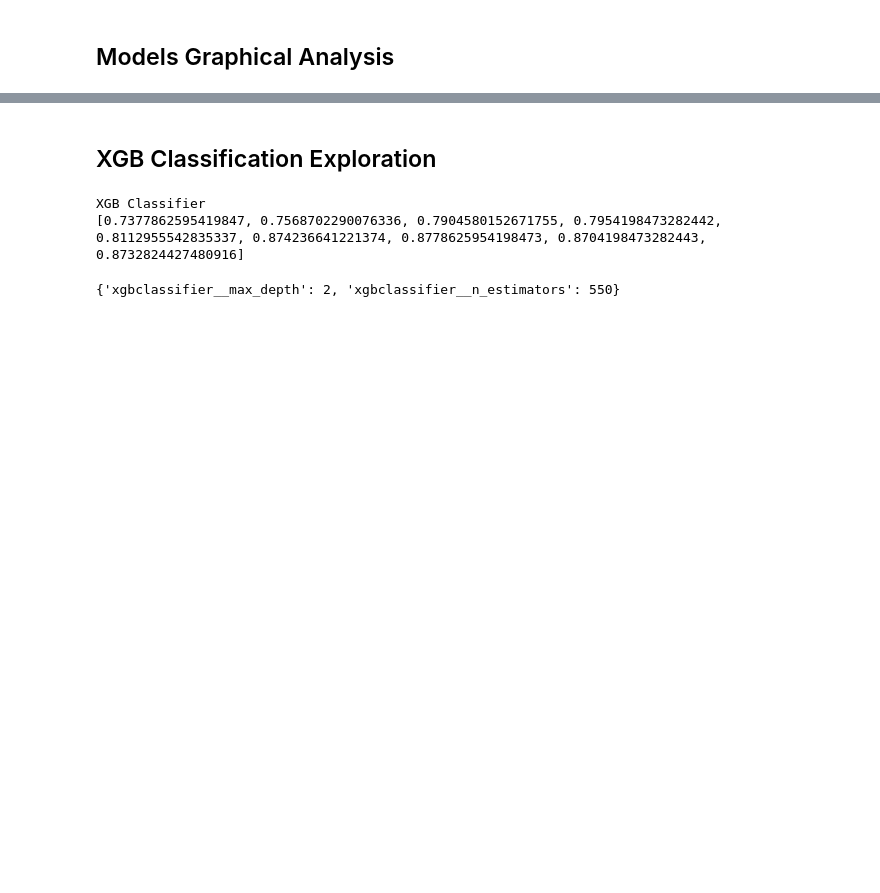
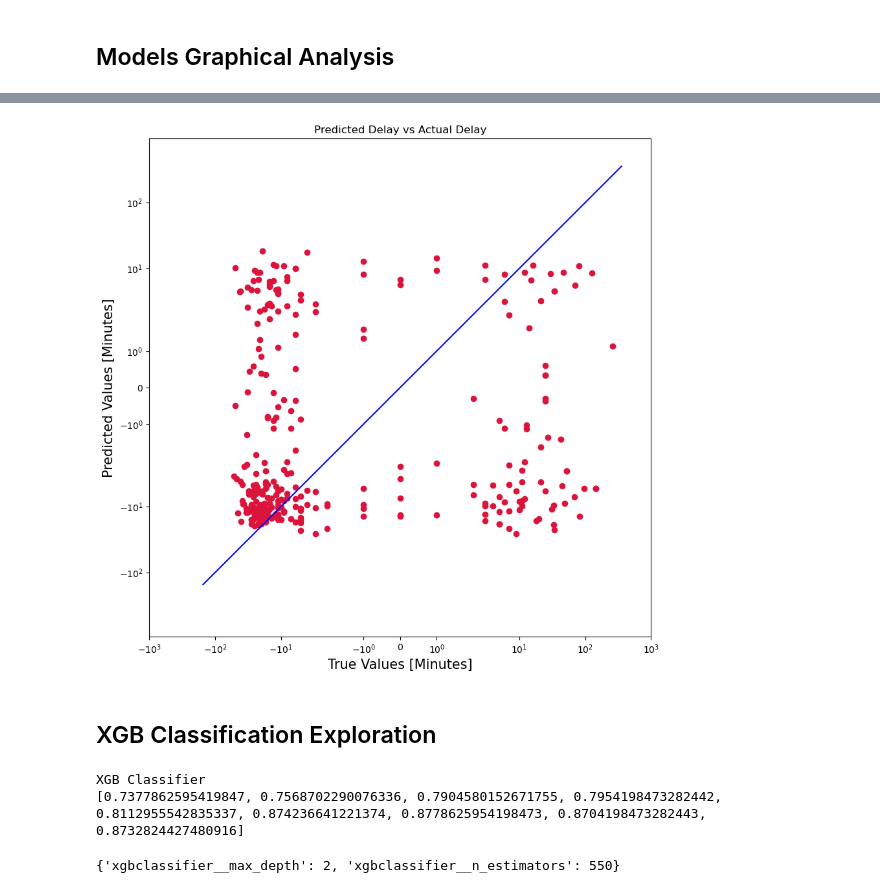
Before and after one commit to amanjal/Data1030-Final, a Jupyter notebook: src/Preprocess.ipynb, the cells around one changed output, grey strips where cells are left out. Drawn from its saved outputs; the diff is of its cells as text; code cells hidden in the pictures; blank space fills up the shorter version.

```diff
--- a/src/Preprocess.ipynb
+++ b/src/Preprocess.ipynb
@@ -216,30 +266,32 @@ plt.show()
 # %%
 # Show predicted vs true points of 300 randomly selected points from test set 8
 from numpy import random
 random.seed(1)
 rand = random.randint(0, len(l2_pred[8]),300)
 random_seed = 1
 predicted_value = []
 true_value = []
 for i in rand:
     predicted_value.append(l2_pred[8][i])
     true_value.append(list(l2_true[8])[i])
 plt.figure(figsize=(10,10))
 plt.scatter(true_value, predicted_value, c='crimson')
 plt.yscale('symlog')
 plt.xscale('symlog')
 
 p1 = max(max(predicted_value), max(true_value)) + 100
 p2 = min(min(predicted_value), min(true_value)) - 100
 plt.plot([p1, p2], [p1, p2], 'b-')
 plt.xlabel('True Values [Minutes]', fontsize=15)
-plt.ylabel('Predictions [Minutes]', fontsize=15)
+plt.ylabel('Predicted Values [Minutes]', fontsize=15)
 plt.axis('equal')
 plt.xlim([-1000, 1000])
 plt.ylim([-1000, 1000])
 plt.title("Predicted Delay vs Actual Delay")
-plt.savefig("True_Pred", dpi=300)
+plt.savefig('../figures/PredActual_Ridge', dpi=300, bbox_inches="tight")
 plt.show()
+# %% [output]
+[figure, added]
 # %% [markdown]
 ## XGB Classification Exploration
 # %%
```
Also changed, not shown: parts of 12 cells of this notebook, 31 other files.
